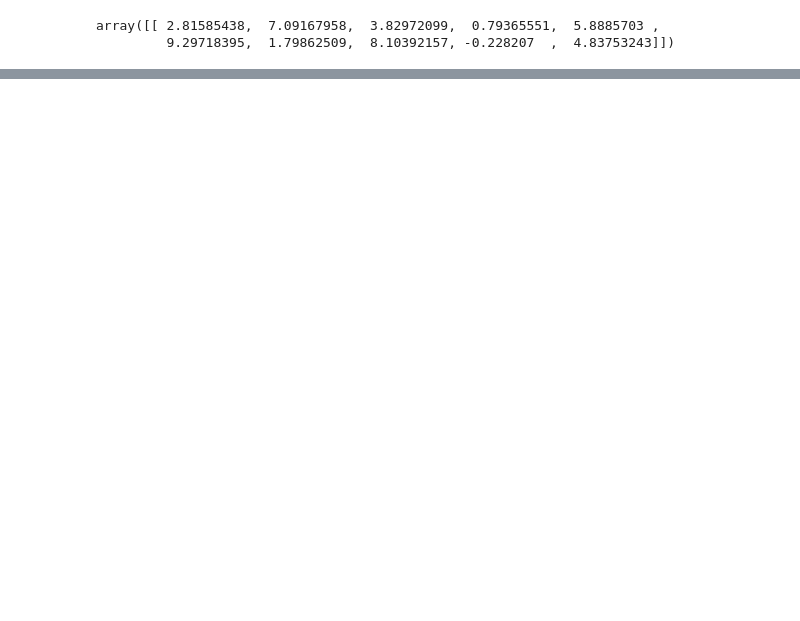
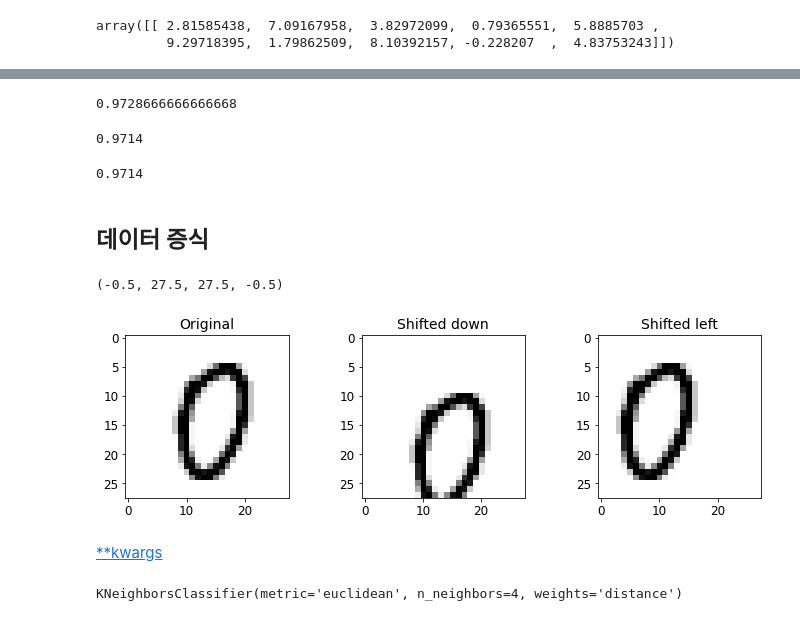
Before and after one commit to YuchanJung/TIL, a Jupyter notebook: ml/handson-ml2/classification.ipynb, the cells around one changed output, grey strips where cells are left out. Saved outputs shown, nothing was run; the diff lists cells and outputs as text; code cells hidden in the pictures; blank space fills up the shorter version.

Commit message:
classification prac - KNN, training set expansion

```diff
--- a/ml/handson-ml2/classification.ipynb
+++ b/ml/handson-ml2/classification.ipynb
@@ -463,0 +470,38 @@ gs.best_params_
+# %%
+gs.best_score_
+# %% [output]
+0.9728666666666668
+# %%
+gs.score(X_test, y_test)
+# %% [output]
+0.9714
+# %%
+from sklearn.metrics import accuracy_score
+y_knn_pred = gs.predict(X_test)
+accuracy_score(y_test, y_knn_pred)
+# %% [output]
+0.9714
+# %% [markdown]
+## 데이터 증식
+# %%
+from scipy.ndimage.interpolation import shift
+
+def shift_image(image, dx, dy):
+    shifted_image = shift(image.reshape((28, 28)), [dx, dy], cval=0, mode="constant")
+    return shifted_image.reshape([-1])
+# %%
+image = X_train[1000]
+
+plt.figure(figsize=(12,3))
+plt.subplot(131)
+plt.title("Original", fontsize=14)
+plot_digit(image); plt.axis("on")
+plt.subplot(132)
+plt.title("Shifted down", fontsize=14)
+plot_digit(shift_image(image, 5, 0)); plt.axis("on")
+plt.subplot(133)
+plt.title("Shifted left", fontsize=14)
+plot_digit(shift_image(image, 0, -5)); plt.axis("on")
+# %% [output]
+(-0.5, 27.5, 27.5, -0.5)
+[figure, added]
@@ -463,0 +524,6 @@ gs.best_params_
+# %% [markdown]
+[**kwargs](https://brunch.co.kr/@princox/180)
+# %%
+knn_clf_augmented.fit(X_train_augmented, y_train_augmented)
+# %% [output]
+KNeighborsClassifier(metric='euclidean', n_neighbors=4, weights='distance')
```
Also changed, not shown: parts of 70 cells of this notebook.
